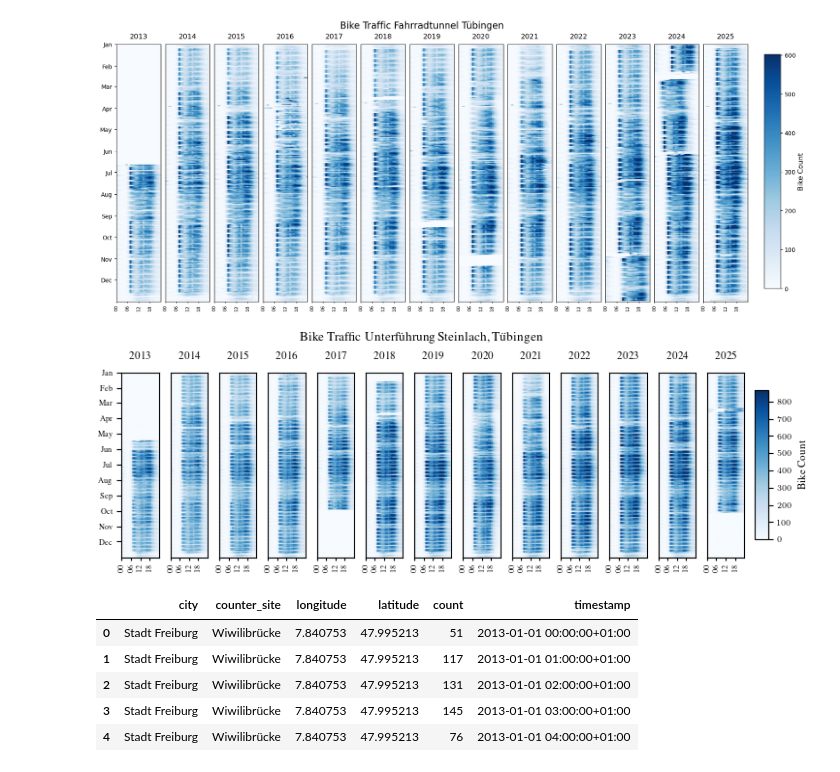
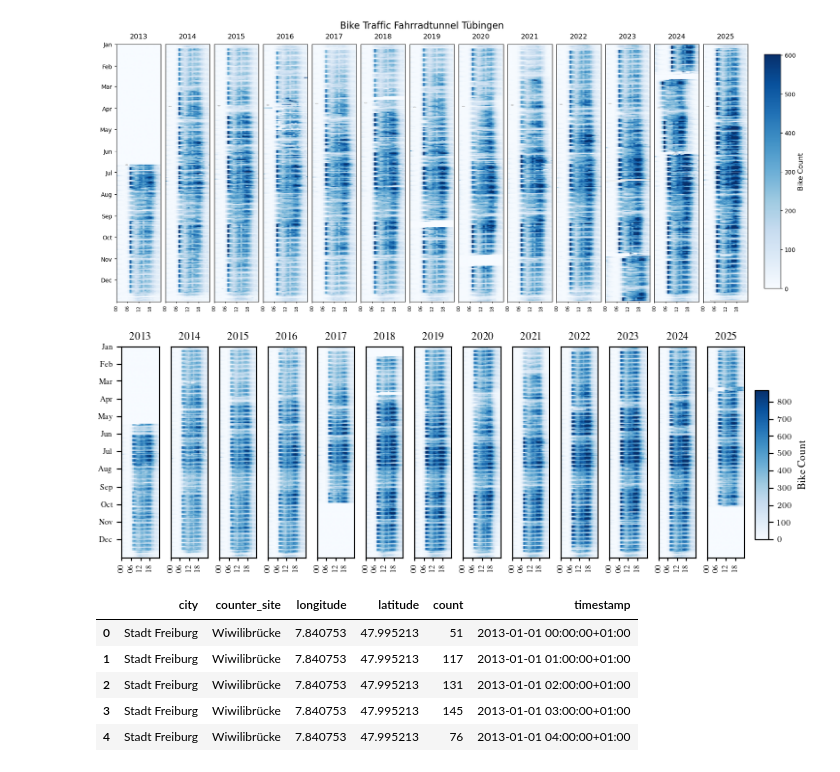
Before and after one commit to skessler01/data_literacy, a Jupyter notebook: notebooks/plots_for_paper.ipynb, the cells around one changed output. Cells and saved outputs as stored; diff of their text form; code cells hidden in the pictures.

Commit message:
Changes to plots

```diff
--- a/notebooks/plots_for_paper.ipynb
+++ b/notebooks/plots_for_paper.ipynb
@@ -439,37 +439,37 @@ def create_yearly_strip_plot(df):
                        extent=[0, 24, 366, 0])
 
         # Labeling
-        ax.set_title(str(year), pad=10)
+        ax.set_title(str(year), pad=5)
 
         # X-Axis
         ax.set_xticks([0, 6, 12, 18])
         ax.set_xticklabels(['00', '06', '12', '18'], rotation=90)
         ax.tick_params(axis='x', length=2)
 
         # Y-Axis (Months)
         if i == 0:
             ax.set_yticks(month_starts)
             ax.set_yticklabels(month_names)
         else:
             ax.tick_params(left=False)
 
     # Add colorbar to the figure
     cbar_ax = fig.add_axes([1.01, 0.15, 0.02, 0.6])
     cbar = fig.colorbar(im, cax=cbar_ax)
     cbar.set_label('Bike Count')
 
     # Master Title
-    fig.suptitle('Bike Traffic Unterführung Steinlach, Tübingen')
+    #fig.suptitle('Bike Traffic Unterführung Steinlach, Tübingen')
 
     return fig
 
 # --- EXECUTION ---
 df_agg = prepare_data(site_data)
 fig = create_yearly_strip_plot(df_agg)
-fig.savefig("../figures/bike_traffic_tuebingen.pdf", format="pdf", bbox_inches="tight")
+fig.savefig("../figures/bike_traffic_tuebingen2.pdf", format="pdf", bbox_inches="tight")
 plt.show()
 # %% [output]
-[figure, old version]
+[figure, new version]
 # %%
 # daten für ausgewählte counter fuktern
 selected_counter = ["Wiwilibrücke"] #oder FR3 Eschholzstraße
```
Also changed, not shown: parts of 1 cell of this notebook, 4 other files.
